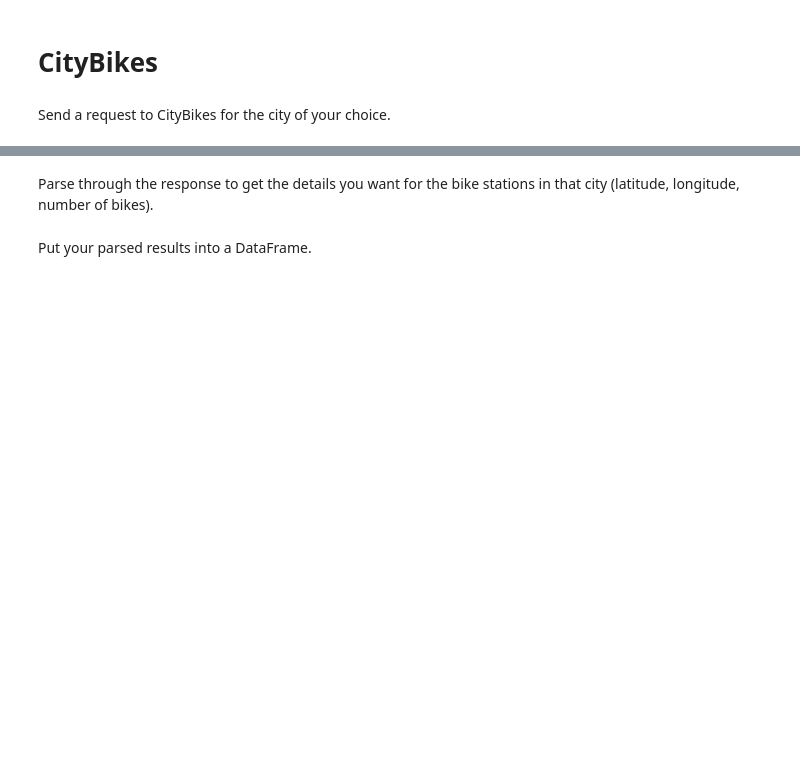
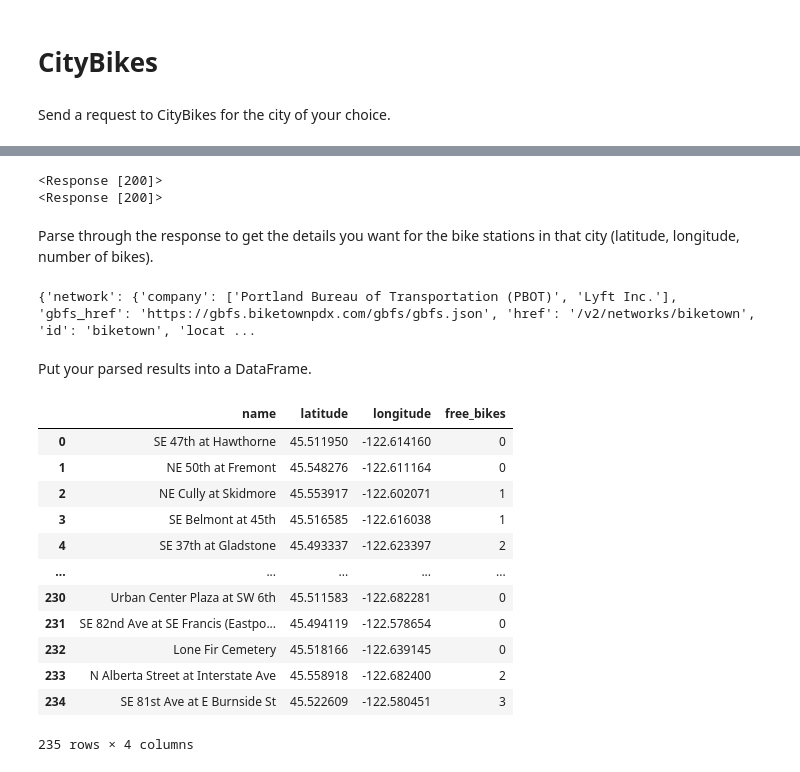
Before and after one commit to ClipMouse/LHL-Statistical-Modelling-with-Python, a Jupyter notebook: notebooks/city_bikes.ipynb, the cells around one changed output, grey strips where cells are left out. Drawn from its saved outputs; the diff is of its cells as text; code cells hidden in the pictures; blank space fills up the shorter version.

```diff
--- a/notebooks/city_bikes.ipynb
+++ b/notebooks/city_bikes.ipynb
@@ -10,28 +19,47 @@ import pandas as pd
 #verify connectivity to the API
 api_response_all = requests.get("https://api.citybik.es/v2/networks")
 print(api_response_all)
-api_response_selected_network = requests.get("https://api.citybik.es/v2/networks/denver")
+api_response_selected_network = requests.get("https://api.citybik.es/v2/networks/biketown")
 print(api_response_selected_network)
+# %% [output]
+<Response [200]>
+<Response [200]>
 # %% [markdown]
 Parse through the response to get the details you want for the bike stations in that city (latitude, longitude, number of bikes).
 # %%
 #response in JSON format
 response_json = api_response_selected_network.json()
 print(response_json)
+# %% [output]
+{'network': {'company': ['Portland Bureau of Transportation (PBOT)', 'Lyft Inc.'], 'gbfs_href': 'https://gbfs.biketownpdx.com/gbfs/gbfs.json', 'href': '/v2/networks/biketown', 'id': 'biketown', 'locat ...
 # %% [markdown]
 Put your parsed results into a DataFrame.
 # %%
 #use list comprehension to load selected details into a pandas dataframe
 stations = response_json["network"]["stations"]
 rows = []
 for station in stations:
     name = station["name"]
     latitude = station["latitude"]
     longitude = station["longitude"]
     free_bikes = station["free_bikes"]
     rows.append([name, latitude, longitude, free_bikes])
-denver_bikes = pd.DataFrame(rows, columns = ["name", "latitude", "longitude", "free_bikes"])
+citybikes_results = pd.DataFrame(rows, columns = ["name", "latitude", "longitude", "free_bikes"])
 
-display(result)
+display(citybikes_results)
+# %% [output]
+|  | name | latitude | longitude | free_bikes |
+| 0 | SE 47th at Hawthorne | 45.511950 | -122.614160 | 0 |
+| 1 | NE 50th at Fremont | 45.548276 | -122.611164 | 0 |
+| 2 | NE Cully at Skidmore | 45.553917 | -122.602071 | 1 |
+| 3 | SE Belmont at 45th | 45.516585 | -122.616038 | 1 |
+| 4 | SE 37th at Gladstone | 45.493337 | -122.623397 | 2 |
+| ... | ... | ... | ... | ... |
+| 230 | Urban Center Plaza at SW 6th | 45.511583 | -122.682281 | 0 |
+| 231 | SE 82nd Ave at SE Francis (Eastpo... | 45.494119 | -122.578654 | 0 |
+| 232 | Lone Fir Cemetery | 45.518166 | -122.639145 | 0 |
+| 233 | N Alberta Street at Interstate Ave | 45.558918 | -122.682400 | 2 |
+| 234 | SE 81st Ave at E Burnside St | 45.522609 | -122.580451 | 3 |
+235 rows × 4 columns
 # %%
 #load dataframe data into a .CSV file
```
Also changed, not shown: parts of 2 cells of this notebook.
